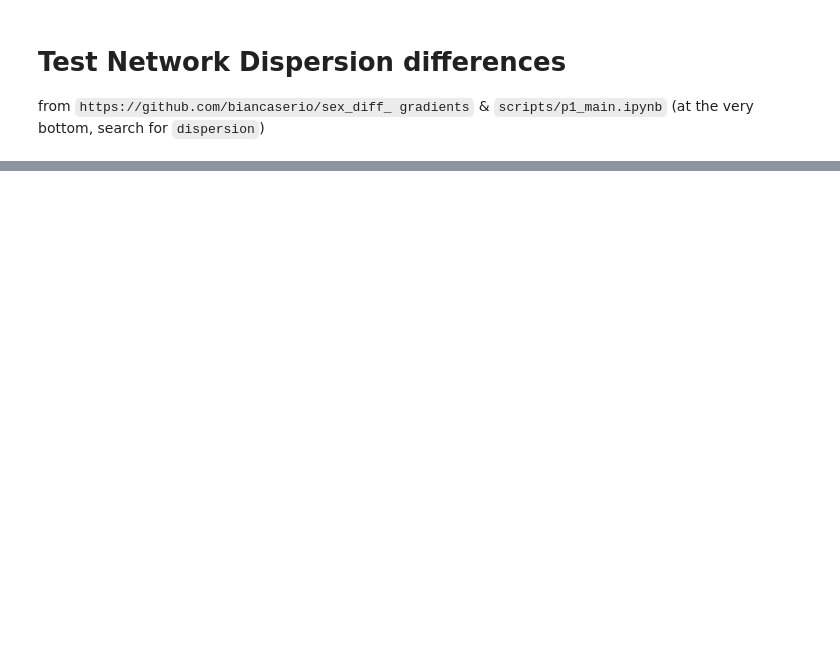
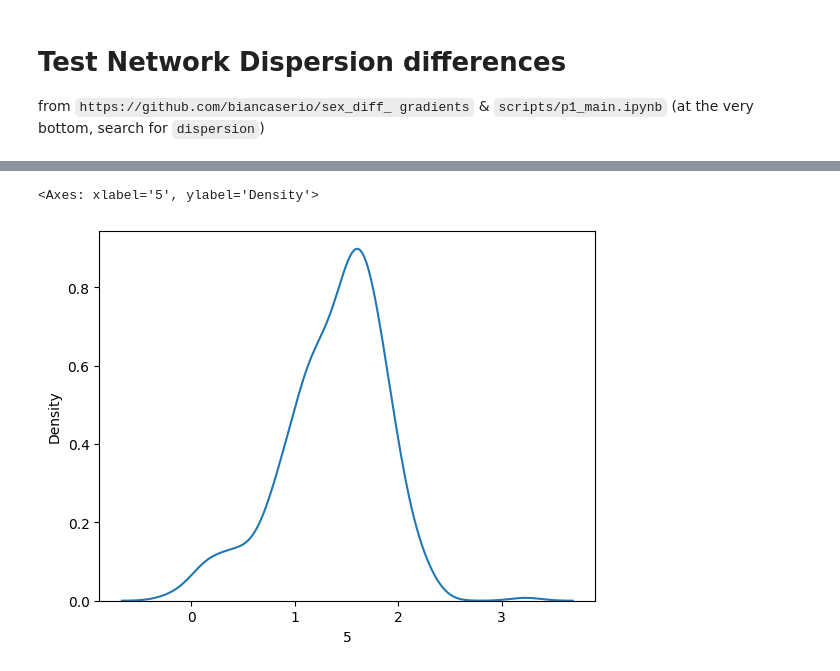
Before and after one commit to mrenke/numrisk, a Jupyter notebook: numrisk/fmri_analysis/gradients/networkDispersion_01.ipynb, the cells around one changed output, grey strips where cells are left out. Saved outputs shown, nothing was run; the diff lists cells and outputs as text; code cells hidden in the pictures; blank space fills up the shorter version.

```diff
--- a/numrisk/fmri_analysis/gradients/networkDispersion_01.ipynb
+++ b/numrisk/fmri_analysis/gradients/networkDispersion_01.ipynb
@@ -256,18 +4,0 @@ sns.kdeplot(df.mean(axis=1)) # some outlier subjects
-# %%
-sub = '04'
-n_grad=1
-source_folder_gm = op.join(bids_folder,'derivatives','gradients',f'sub-{sub}' )
-gm_aligned = np.load(op.join(source_folder_gm,f'sub-{sub}_g-aligned_glasserParcel.npy')).T#f'gradients_align-procrustes.npy'))
-
-print(np.shape(gm_aligned))
-
-from utils import get_glasser_parcels
-from brainspace.utils.parcellation import map_to_labels, reduce_by_labels
-mask_glasser, labeling_glasser = get_glasser_parcels(space = 'fsaverage5' )
-
-gm_fsav5 = map_to_labels(gm_aligned[n_grad-1], labeling_glasser, mask=mask_glasser, fill=np.nan)
-
-labeling_yeo = yeo_atlas_fsav5
-mask_yeo = np.array([True]*len(labeling_yeo))
-
-gm_yeo = reduce_by_labels(gm_fsav5, labeling_yeo, red_op= 'mode') # mode everything works except prenucues or something, with other more Nans
@@ -332,0 +123,10 @@ array([3, 5, 3, ..., 9, 9, 9], dtype=int32)
+# %%
+from sklearn.preprocessing import MinMaxScaler
+
+# Assuming gms_aligned is your (360, 66) array
+scaler = MinMaxScaler(feature_range=(-10, 10))  # Adjust range as needed
+gms_aligned_rescaled = scaler.fit_transform(gms_aligned)
+# %%
+df = pd.DataFrame(np.array(gms_aligned_rescaled), index=sub_array)
+df.columns = [f"parcel_{i+1}" for i in range(n_parcels)]
+df.head()
@@ -332,0 +141,6 @@ array([3, 5, 3, ..., 9, 9, 9], dtype=int32)
+# %%
+sub = 5
+sns.kdeplot(df.loc[sub],legend=False) # seems correctly plotting over subject dimensiopn
+# %% [output]
+<Axes: xlabel='5', ylabel='Density'>
+[figure, added]
```
Also changed, not shown: parts of 51 cells of this notebook.
